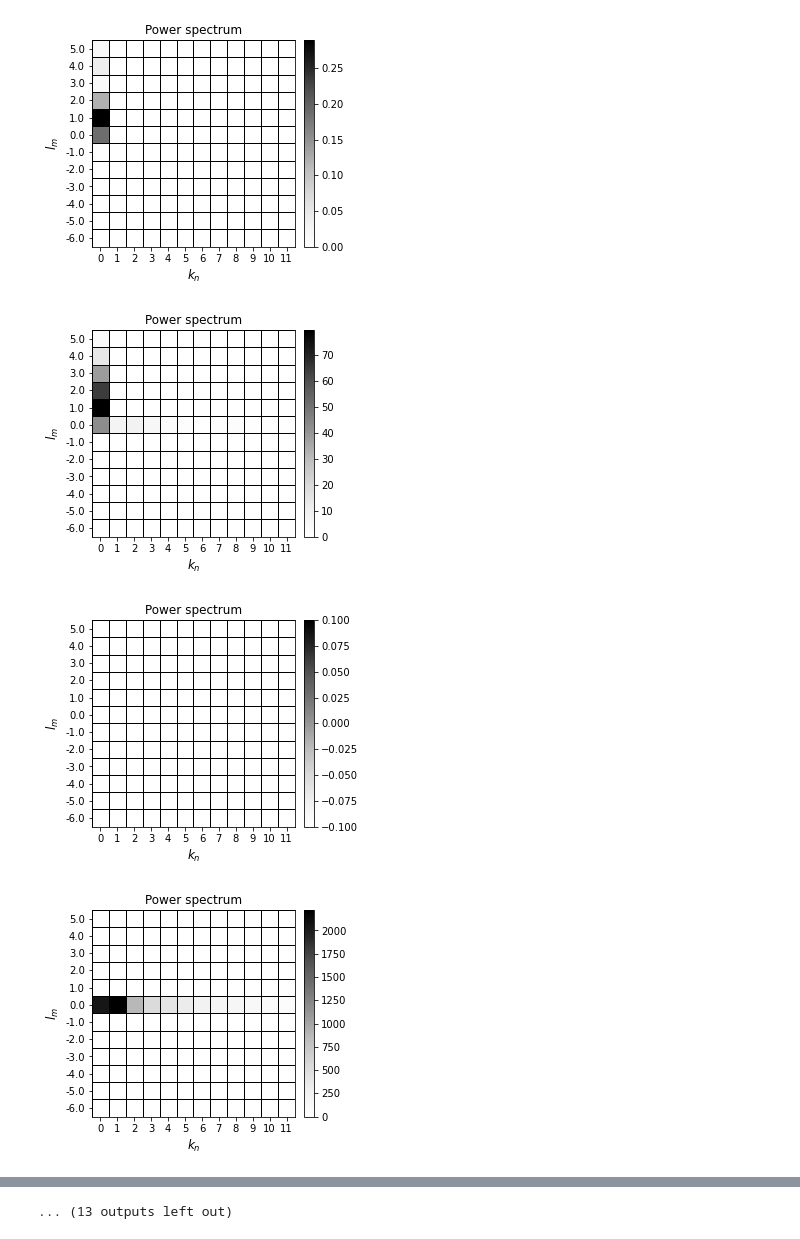
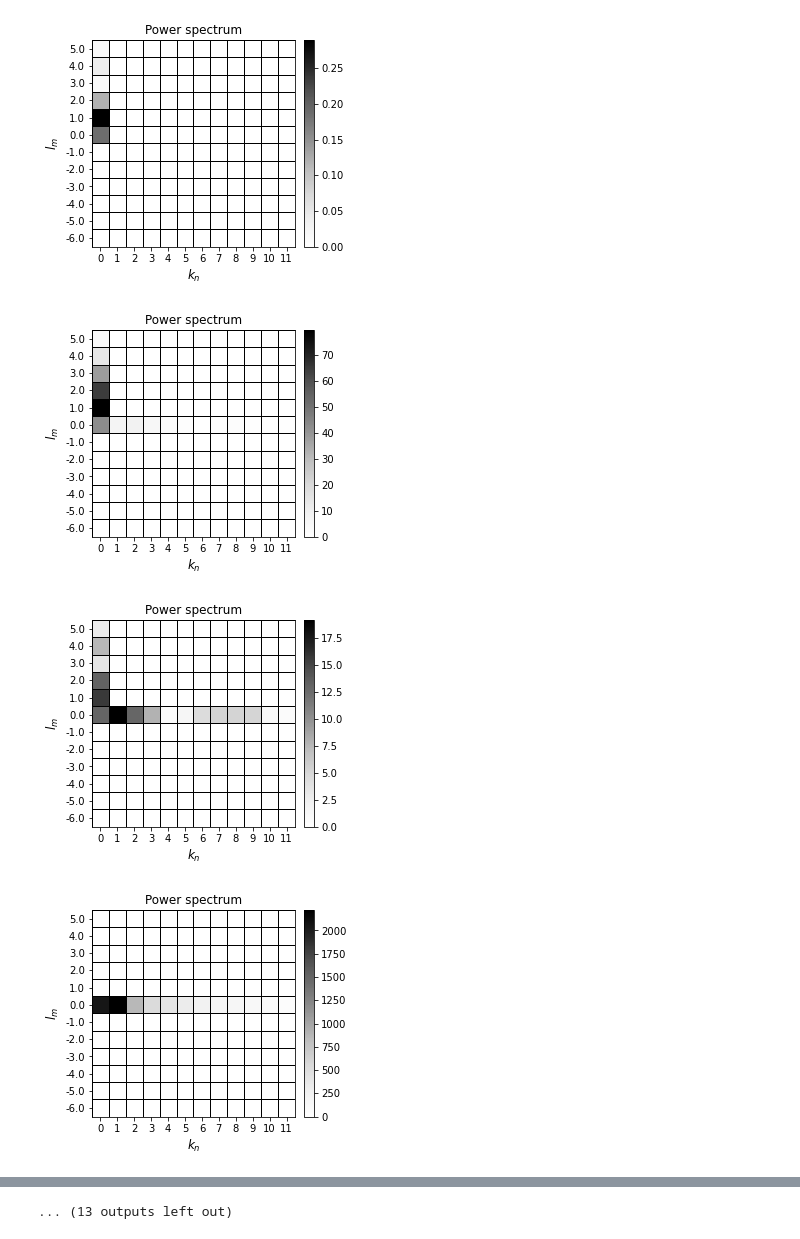
Before and after one commit to ray-chew/CSAM-Fortran, a Jupyter notebook: notebooks/wad.ipynb, the cells around one changed output, grey strips where cells are left out. Saved outputs shown, nothing was run; the diff lists cells and outputs as text; code cells hidden in the pictures.

```diff
--- a/notebooks/wad.ipynb
+++ b/notebooks/wad.ipynb
@@ -211,0 +252,27 @@ print(diff[diff > 0.0])
+# %%
+sfx = '0010'
+df = nc.Dataset('../data/icon_grid_%s_R02B04_G_linked.nc' %sfx)
+
+clat = df.variables['lat_cell_centre'][:]
+clon = df.variables['lon_cell_centre'][:]
+
+lats = np.rad2deg(clat)
+lons = np.rad2deg(clon)
+
+df.close()
+
+print(np.deg2rad(28))
+
+import cartopy.crs as ccrs
+import matplotlib.pyplot as plt
+from cartopy.mpl.ticker import (LongitudeFormatter, LatitudeFormatter,
+                                LatitudeLocator, LongitudeLocator)
+
+vmin = 0.0
+vmax = 0.5
+n_points = 30
+
+idx = np.where(np.abs(lats - 28) < 1e-1)
+print(idx)
+print(lats[idx[0]])
+print(Ag_rot[idx[0]])
@@ -212,4 +362,18 @@ print(diff[diff > 0.0])
 # %%
+sfx = '0010'
+
+fn = '../data/output_full_spec_%s.nc' %sfx
+fn = '../data/output_axial_norot_%s.nc' %sfx
+df = nc.Dataset(fn)
+
+re_name = "re_fcoeffs"
+im_name = "im_fcoeffs"
+
+real = df.variables[re_name][:].transpose(0,1,2)
+imag = df.variables[im_name][:].transpose(0,1,2)
+
+df.close()
+
 for i in range(30,55):
 
     idx = i
@@ -243,5 +407,5 @@ for i in range(30,55):
 [figure]
 [figure]
 [figure]
-[figure, old version]
+[figure, new version]
 [figure]
```
Also changed, not shown: parts of 8 cells of this notebook, 5 other files.
